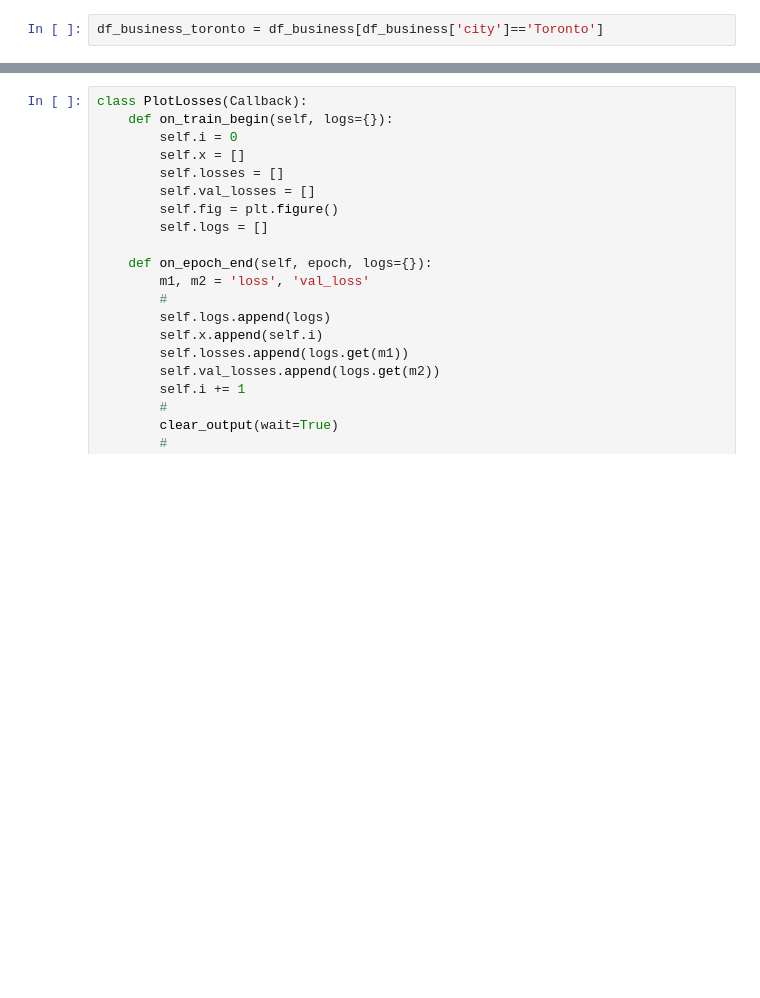
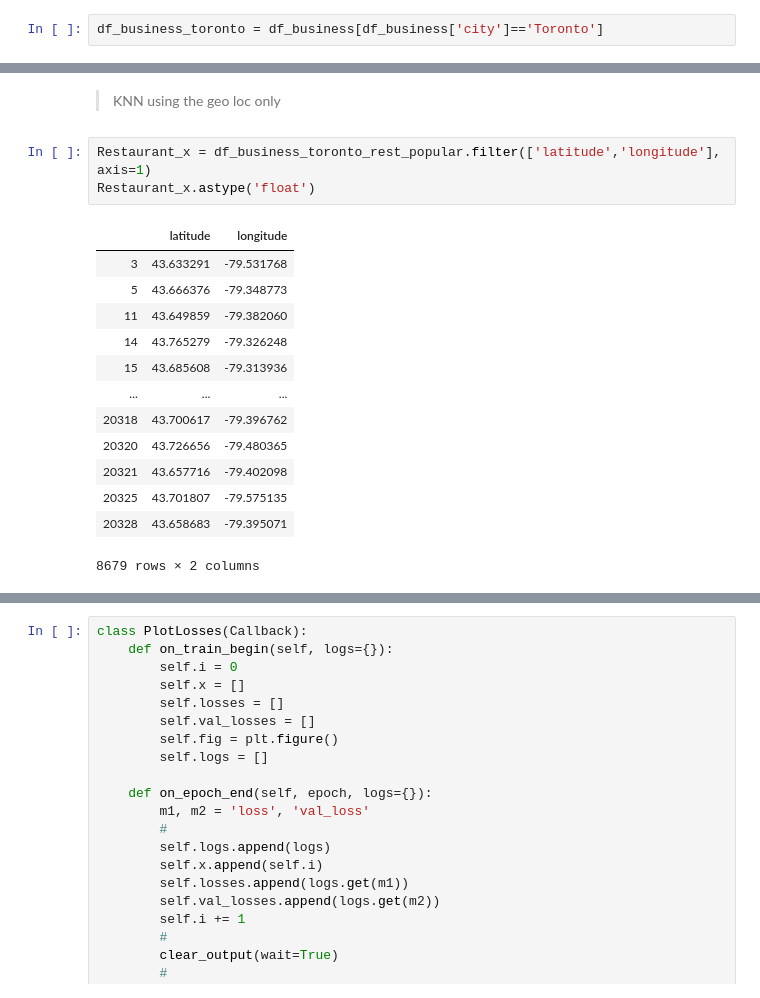
Before and after one commit to LongQin1/Adv.BA-Final-Proj, a Jupyter notebook: CNN_location.ipynb, the cells around one changed output, grey strips where cells are left out. Saved outputs shown, nothing was run; the diff lists cells and outputs as text; blank space fills up the shorter version.

```diff
--- a/RNN_location.ipynb
+++ b/CNN_location.ipynb
@@ -28,0 +116,19 @@ df_business_toronto = df_business[df_business['city']=='Toronto']
+# %% [markdown]
+> KNN using the geo loc only
+# %%
+Restaurant_x = df_business_toronto_rest_popular.filter(['latitude','longitude'], axis=1)
+Restaurant_x.astype('float')
+# %% [output]
+|  | latitude | longitude |
+| 3 | 43.633291 | -79.531768 |
+| 5 | 43.666376 | -79.348773 |
+| 11 | 43.649859 | -79.382060 |
+| 14 | 43.765279 | -79.326248 |
+| 15 | 43.685608 | -79.313936 |
+| ... | ... | ... |
+| 20318 | 43.700617 | -79.396762 |
+| 20320 | 43.726656 | -79.480365 |
+| 20321 | 43.657716 | -79.402098 |
+| 20325 | 43.701807 | -79.575135 |
+| 20328 | 43.658683 | -79.395071 |
+8679 rows × 2 columns
```
Also changed, not shown: parts of 29 cells of this notebook.
